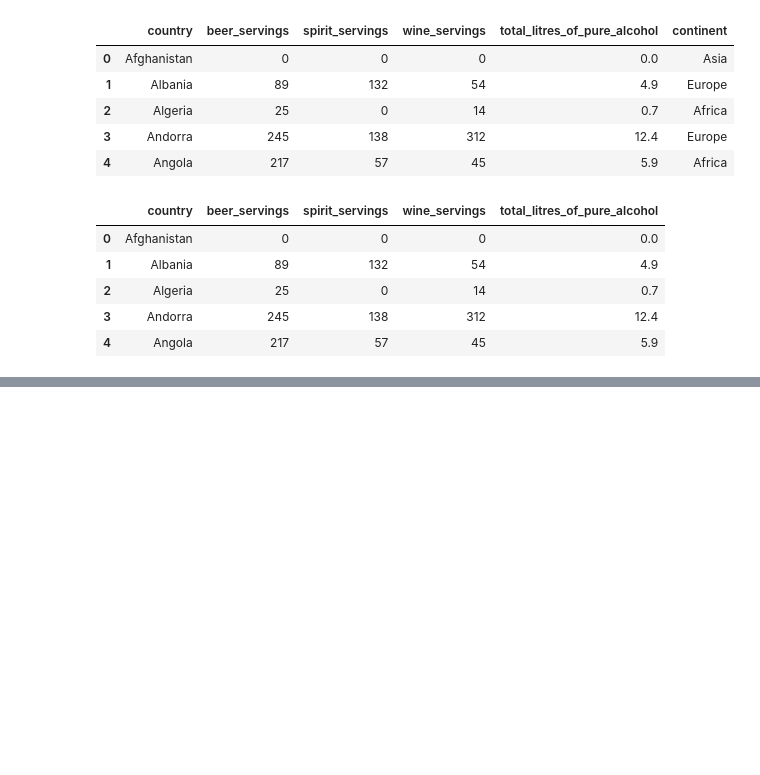
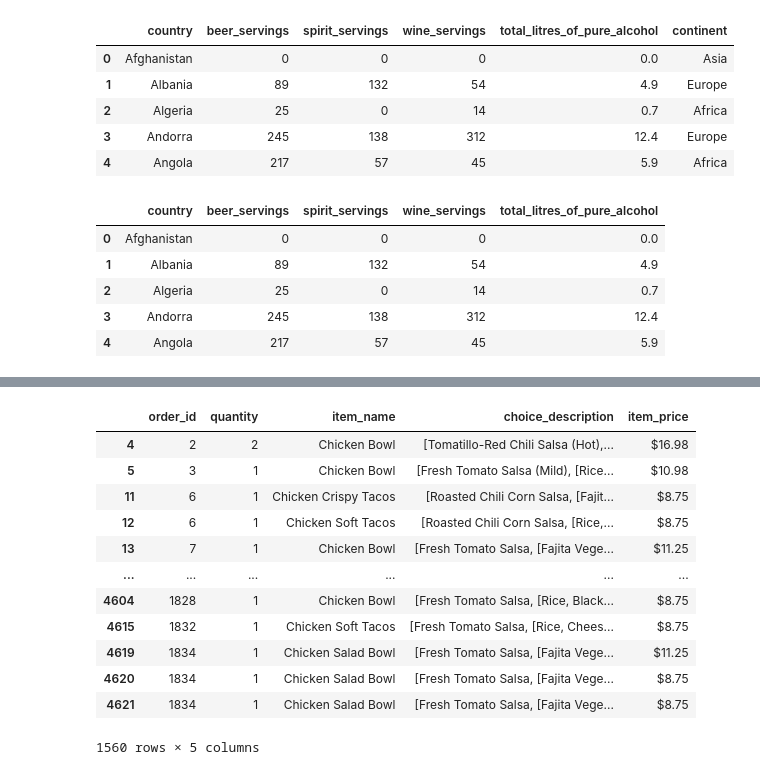
Before and after one commit to faruk3d/Pandas_practice, a Jupyter notebook: pandas.ipynb, the cells around one changed output, grey strips where cells are left out. Saved outputs shown, nothing was run; the diff lists cells and outputs as text; code cells hidden in the pictures; blank space fills up the shorter version.

```diff
--- a/pandas.ipynb
+++ b/pandas.ipynb
@@ -504,0 +511,3 @@ drinks.drop(2, axis = 0).head()
+# %%
+orders = pd.read_table("http://bit.ly/chiporders")
+orders.head()
@@ -504,0 +551,16 @@ drinks.drop(2, axis = 0).head()
+# %%
+orders[orders.item_name.str.contains("Chicken")]
+# %% [output]
+|  | order_id | quantity | item_name | choice_description | item_price |
+| 4 | 2 | 2 | Chicken Bowl | [Tomatillo-Red Chili Salsa (Hot),... | $16.98 |
+| 5 | 3 | 1 | Chicken Bowl | [Fresh Tomato Salsa (Mild), [Rice... | $10.98 |
+| 11 | 6 | 1 | Chicken Crispy Tacos | [Roasted Chili Corn Salsa, [Fajit... | $8.75 |
+| 12 | 6 | 1 | Chicken Soft Tacos | [Roasted Chili Corn Salsa, [Rice,... | $8.75 |
+| 13 | 7 | 1 | Chicken Bowl | [Fresh Tomato Salsa, [Fajita Vege... | $11.25 |
+| ... | ... | ... | ... | ... | ... |
+| 4604 | 1828 | 1 | Chicken Bowl | [Fresh Tomato Salsa, [Rice, Black... | $8.75 |
+| 4615 | 1832 | 1 | Chicken Soft Tacos | [Fresh Tomato Salsa, [Rice, Chees... | $8.75 |
+| 4619 | 1834 | 1 | Chicken Salad Bowl | [Fresh Tomato Salsa, [Fajita Vege... | $11.25 |
+| 4620 | 1834 | 1 | Chicken Salad Bowl | [Fresh Tomato Salsa, [Fajita Vege... | $8.75 |
+| 4621 | 1834 | 1 | Chicken Salad Bowl | [Fresh Tomato Salsa, [Fajita Vege... | $8.75 |
+1560 rows × 5 columns
```
Also changed, not shown: parts of 5 cells of this notebook.
